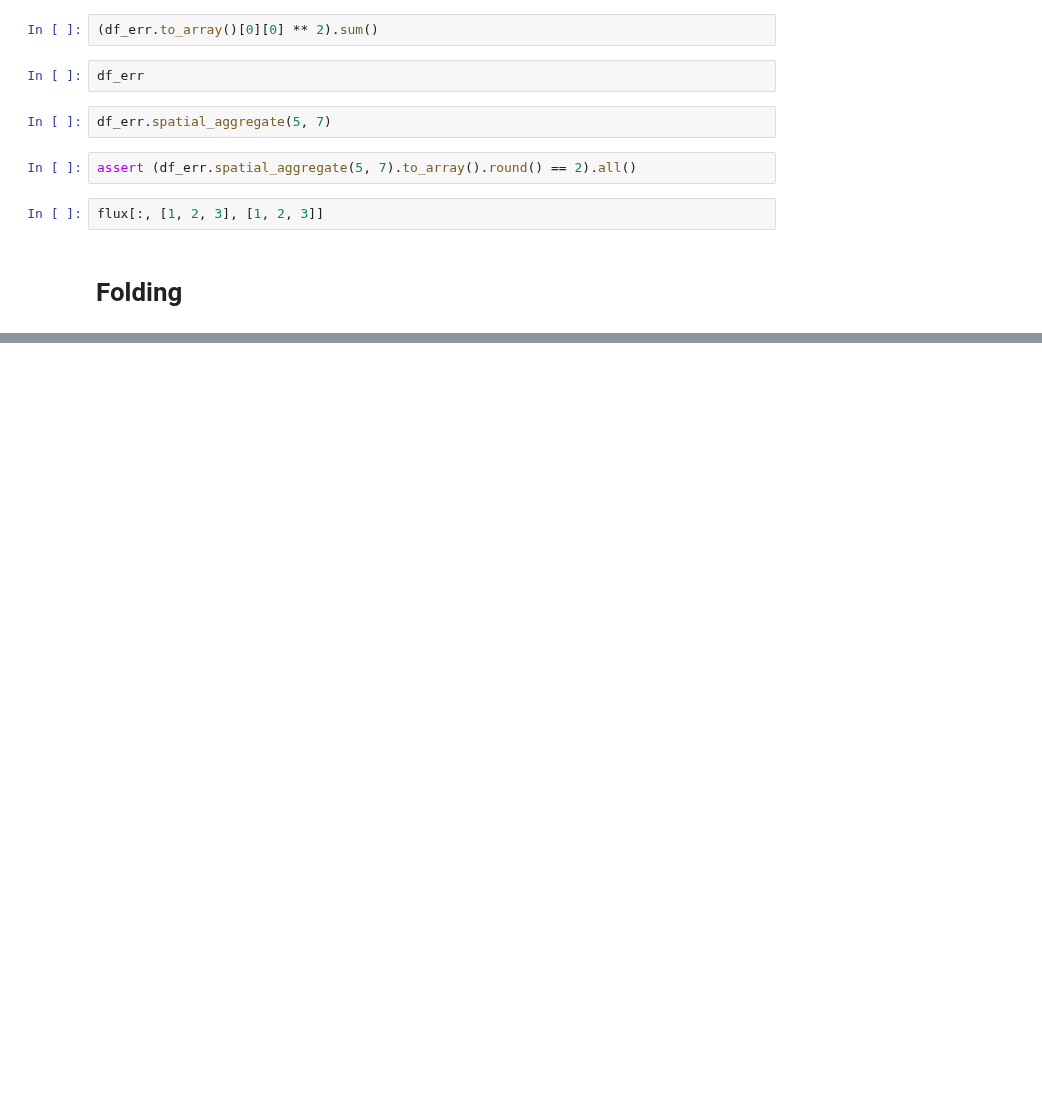
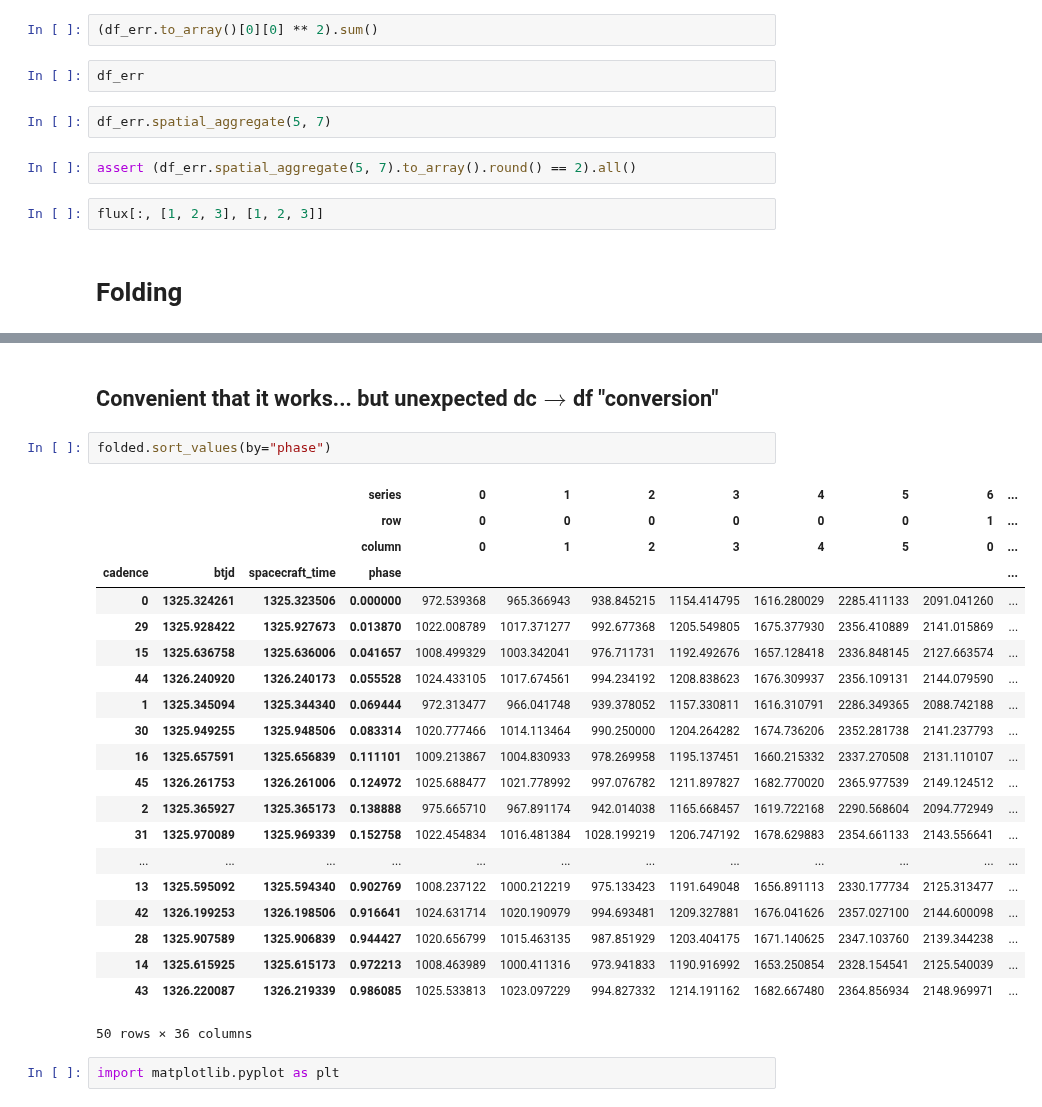
Before and after one commit to lightkurve/lkdata, a Jupyter notebook: demo.ipynb, the cells around one changed output, grey strips where cells are left out. Saved outputs shown, nothing was run; the diff lists cells and outputs as text; blank space fills up the shorter version.

```diff
--- a/demo.ipynb
+++ b/demo.ipynb
@@ -347,0 +604,28 @@ flux
+# %% [markdown]
+## Convenient that it works... but unexpected dc$\rightarrow$df "conversion"
+# %%
+folded.sort_values(by="phase")
+# %% [output]
+|  |  |  | series | 0 | 1 | 2 | 3 | 4 | 5 | 6 | ... |
+|  |  |  | row | 0 | 0 | 0 | 0 | 0 | 0 | 1 | ... |
+|  |  |  | column | 0 | 1 | 2 | 3 | 4 | 5 | 0 | ... |
+| cadence | btjd | spacecraft_time | phase |  |  |  |  |  |  |  | ... |
+| 0 | 1325.324261 | 1325.323506 | 0.000000 | 972.539368 | 965.366943 | 938.845215 | 1154.414795 | 1616.280029 | 2285.411133 | 2091.041260 | ... |
+| 29 | 1325.928422 | 1325.927673 | 0.013870 | 1022.008789 | 1017.371277 | 992.677368 | 1205.549805 | 1675.377930 | 2356.410889 | 2141.015869 | ... |
+| 15 | 1325.636758 | 1325.636006 | 0.041657 | 1008.499329 | 1003.342041 | 976.711731 | 1192.492676 | 1657.128418 | 2336.848145 | 2127.663574 | ... |
+| 44 | 1326.240920 | 1326.240173 | 0.055528 | 1024.433105 | 1017.674561 | 994.234192 | 1208.838623 | 1676.309937 | 2356.109131 | 2144.079590 | ... |
+| 1 | 1325.345094 | 1325.344340 | 0.069444 | 972.313477 | 966.041748 | 939.378052 | 1157.330811 | 1616.310791 | 2286.349365 | 2088.742188 | ... |
+| 30 | 1325.949255 | 1325.948506 | 0.083314 | 1020.777466 | 1014.113464 | 990.250000 | 1204.264282 | 1674.736206 | 2352.281738 | 2141.237793 | ... |
+| 16 | 1325.657591 | 1325.656839 | 0.111101 | 1009.213867 | 1004.830933 | 978.269958 | 1195.137451 | 1660.215332 | 2337.270508 | 2131.110107 | ... |
+| 45 | 1326.261753 | 1326.261006 | 0.124972 | 1025.688477 | 1021.778992 | 997.076782 | 1211.897827 | 1682.770020 | 2365.977539 | 2149.124512 | ... |
+| 2 | 1325.365927 | 1325.365173 | 0.138888 | 975.665710 | 967.891174 | 942.014038 | 1165.668457 | 1619.722168 | 2290.568604 | 2094.772949 | ... |
+| 31 | 1325.970089 | 1325.969339 | 0.152758 | 1022.454834 | 1016.481384 | 1028.199219 | 1206.747192 | 1678.629883 | 2354.661133 | 2143.556641 | ... |
+| ... | ... | ... | ... | ... | ... | ... | ... | ... | ... | ... | ... |
+| 13 | 1325.595092 | 1325.594340 | 0.902769 | 1008.237122 | 1000.212219 | 975.133423 | 1191.649048 | 1656.891113 | 2330.177734 | 2125.313477 | ... |
+| 42 | 1326.199253 | 1326.198506 | 0.916641 | 1024.631714 | 1020.190979 | 994.693481 | 1209.327881 | 1676.041626 | 2357.027100 | 2144.600098 | ... |
+| 28 | 1325.907589 | 1325.906839 | 0.944427 | 1020.656799 | 1015.463135 | 987.851929 | 1203.404175 | 1671.140625 | 2347.103760 | 2139.344238 | ... |
+| 14 | 1325.615925 | 1325.615173 | 0.972213 | 1008.463989 | 1000.411316 | 973.941833 | 1190.916992 | 1653.250854 | 2328.154541 | 2125.540039 | ... |
+| 43 | 1326.220087 | 1326.219339 | 0.986085 | 1025.533813 | 1023.097229 | 994.827332 | 1214.191162 | 1682.667480 | 2364.856934 | 2148.969971 | ... |
+50 rows × 36 columns
+# %%
+import matplotlib.pyplot as plt
```
Also changed, not shown: parts of 28 cells of this notebook, 2 other files.
